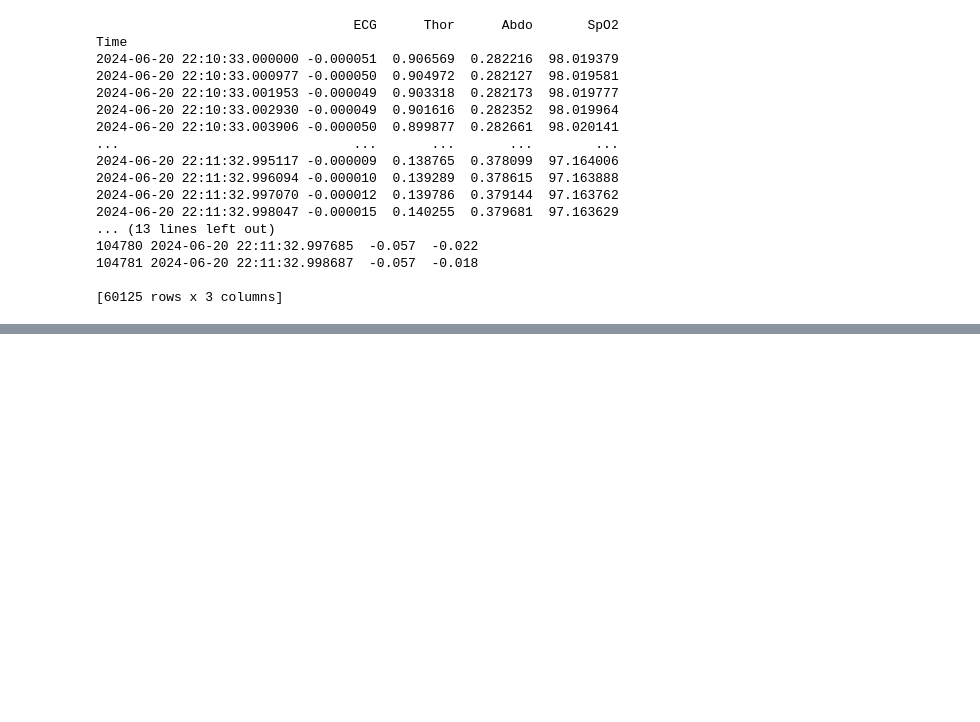
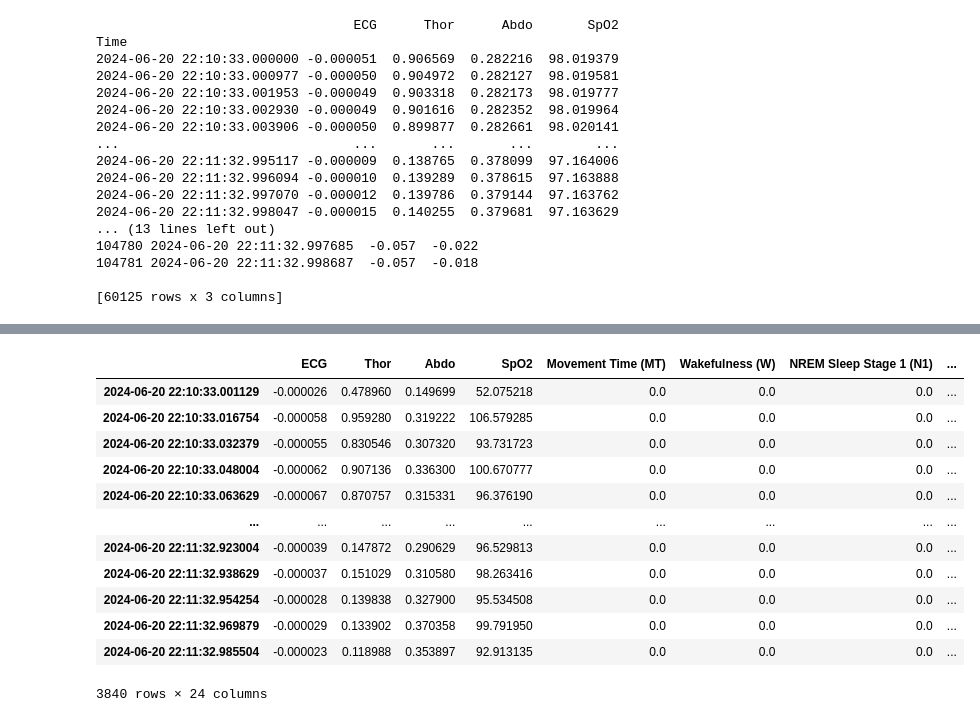
Before and after one commit to w-zzzz/SleepLab, a Jupyter notebook: event_loader_sleep.ipynb, the cells around one changed output, grey strips where cells are left out. Cells and saved outputs as stored; diff of their text form; code cells hidden in the pictures; blank space fills up the shorter version.

```diff
--- a/event_loader_sleep.ipynb
+++ b/event_loader_sleep.ipynb
@@ -1894,0 +1965,16 @@ Time shift applied: -24.796875 seconds
+# %%
+psg_aligned
+# %% [output]
+|  | ECG | Thor | Abdo | SpO2 | Movement Time (MT) | Wakefulness (W) | NREM Sleep Stage 1 (N1) | ... |
+| 2024-06-20 22:10:33.001129 | -0.000026 | 0.478960 | 0.149699 | 52.075218 | 0.0 | 0.0 | 0.0 | ... |
+| 2024-06-20 22:10:33.016754 | -0.000058 | 0.959280 | 0.319222 | 106.579285 | 0.0 | 0.0 | 0.0 | ... |
+| 2024-06-20 22:10:33.032379 | -0.000055 | 0.830546 | 0.307320 | 93.731723 | 0.0 | 0.0 | 0.0 | ... |
+| 2024-06-20 22:10:33.048004 | -0.000062 | 0.907136 | 0.336300 | 100.670777 | 0.0 | 0.0 | 0.0 | ... |
+| 2024-06-20 22:10:33.063629 | -0.000067 | 0.870757 | 0.315331 | 96.376190 | 0.0 | 0.0 | 0.0 | ... |
+| ... | ... | ... | ... | ... | ... | ... | ... | ... |
+| 2024-06-20 22:11:32.923004 | -0.000039 | 0.147872 | 0.290629 | 96.529813 | 0.0 | 0.0 | 0.0 | ... |
+| 2024-06-20 22:11:32.938629 | -0.000037 | 0.151029 | 0.310580 | 98.263416 | 0.0 | 0.0 | 0.0 | ... |
+| 2024-06-20 22:11:32.954254 | -0.000028 | 0.139838 | 0.327900 | 95.534508 | 0.0 | 0.0 | 0.0 | ... |
+| 2024-06-20 22:11:32.969879 | -0.000029 | 0.133902 | 0.370358 | 99.791950 | 0.0 | 0.0 | 0.0 | ... |
+| 2024-06-20 22:11:32.985504 | -0.000023 | 0.118988 | 0.353897 | 92.913135 | 0.0 | 0.0 | 0.0 | ... |
+3840 rows × 24 columns
```
Also changed, not shown: parts of 12 cells of this notebook, 2 other files.
